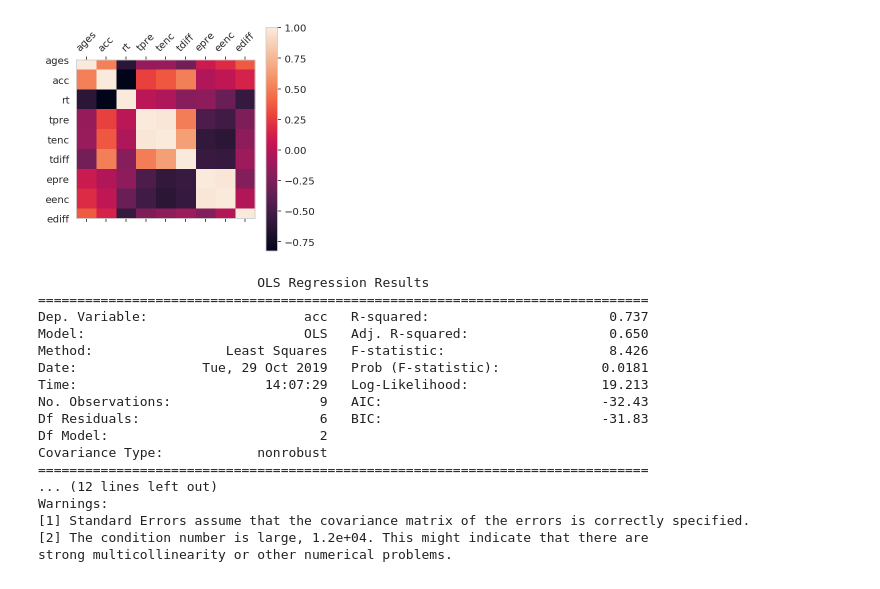
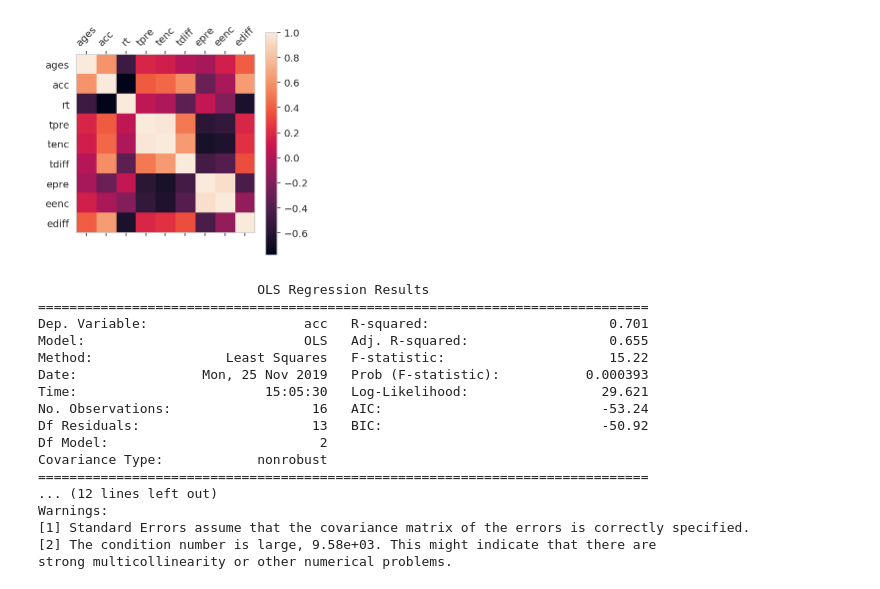
Before and after one commit to rdgao/field-echos, a Jupyter notebook: notebooks/Johnson/timescale_analysis.ipynb, the cells around one changed output. Drawn from its saved outputs; the diff is of its cells as text; code cells hidden in the pictures.

Commit message:
re-run Johnson WM analysis with 5 additional subjects

```diff
--- a/notebooks/Johnson/timescale_analysis.ipynb
+++ b/notebooks/Johnson/timescale_analysis.ipynb
@@ -194,0 +199,19 @@ with open("all_tau.txt", "wb") as fp: # pickling
+# %%
+data_folder = '/Users/rdgao/Documents/data/CRCNS/Johnson/'
+df_patient_info = pd.read_csv(data_folder+'patient_info_combined.csv', index_col=0)
+df_electrode_info = pd.read_csv(data_folder+'electrode_info_combined.csv')
+
+# there are the three datatypes in the mat file
+dirs = ['s1', 's2', 's4', 's5', 's6', 's7', 's8', 's9', 's10', 's11', 's12', 's13','s14','s15','s16','s17']
+data_types = ['data_pre', 'data_encmain', 'data_proc']
+n_types = np.shape(data_types)[0]
+
+# these are the time windows Johnson et al. used
+    # note that I'm keep all the windows 900ms so the knee-fits are all using the same amount of data
+    # but we will average taus from the two delay periods since we just want to check delay versus pre-stim
+time_wins = [[-0.9, 0.0], [0.6, 1.5], [0.3, 1.2]]
+
+# fooof settings
+freq_range = [2, 80] # this is the range gao uses
+bw_lims = [2, 8]
+max_n_peaks = 2 # single-trial fits are so noisy so this isn't super critical
@@ -285,39 +423,43 @@ t,p
 # %%
 # subject ages and behavior, from the csvs
-ages = [33, 50, 31, 22, 31, 34, 27, 34, 42]
-acc = [0.9, 0.967, 0.933, 0.792, 0.95, 0.958, 0.95, 0.842, 0.925]
-rt = [1783.1, 1138.9, 1790.8, 2950.7, 1245.7, 722.4, 1165.2, 1602.1, 780.8]
+# ages = [33, 50, 31, 22, 31, 34, 27, 34, 42]
+# acc = [0.9, 0.967, 0.933, 0.792, 0.95, 0.958, 0.95, 0.842, 0.925]
+# rt = [1783.1, 1138.9, 1790.8, 2950.7, 1245.7, 722.4, 1165.2, 1602.1, 780.8]
+
+ages = df_patient_info.loc[dirs]['age'].values
+acc = df_patient_info.loc[dirs][['acc_identity', 'acc_spatial', 'acc_temporal']].mean(1).values
+rt = df_patient_info.loc[dirs][['rt_identity', 'rt_spatial', 'rt_temporal']].mean(1).values
 
 df = pd.DataFrame({'ages': ages, 'acc': acc, 'rt': rt,
                    'tpre': avg_tau_pre, 'tenc': avg_tau_enc, 'tdiff': avg_tau_diff,
                    'epre': avg_exp_pre, 'eenc': avg_exp_enc, 'ediff': avg_exp_diff})
 
 plt.matshow(df.corr())
 plt.xticks(range(df.shape[1]), df.columns, fontsize=10, rotation=45)
 plt.yticks(range(df.shape[1]), df.columns, fontsize=10)
 cb = plt.colorbar()
 cb.ax.tick_params(labelsize=10)
 plt.show()
 
 mod = smf.ols(formula='acc ~ ages + tdiff', data=df)
 res = mod.fit()
 print(res.summary())
 # %% [output]
-[figure, old version]
+[figure, new version]
                             OLS Regression Results
 ==============================================================================
-Dep. Variable:                    acc   R-squared:                       0.737
-Model:                            OLS   Adj. R-squared:                  0.650
-Method:                 Least Squares   F-statistic:                     8.426
-Date:                Tue, 29 Oct 2019   Prob (F-statistic):             0.0181
-Time:                        14:07:29   Log-Likelihood:                 19.213
-No. Observations:                   9   AIC:                            -32.43
-Df Residuals:                       6   BIC:                            -31.83
+Dep. Variable:                    acc   R-squared:                       0.701
+Model:                            OLS   Adj. R-squared:                  0.655
+Method:                 Least Squares   F-statistic:                     15.22
+Date:                Mon, 25 Nov 2019   Prob (F-statistic):           0.000393
+Time:                        15:05:30   Log-Likelihood:                 29.621
+No. Observations:                  16   AIC:                            -53.24
+Df Residuals:                      13   BIC:                            -50.92
 Df Model:                           2
 Covariance Type:            nonrobust
 ==============================================================================
 ... (12 lines left out)
 Warnings:
 [1] Standard Errors assume that the covariance matrix of the errors is correctly specified.
-[2] The condition number is large, 1.2e+04. This might indicate that there are
+[2] The condition number is large, 9.58e+03. This might indicate that there are
 strong multicollinearity or other numerical problems.
```
Also changed, not shown: parts of 6 cells of this notebook, 4 other files.
